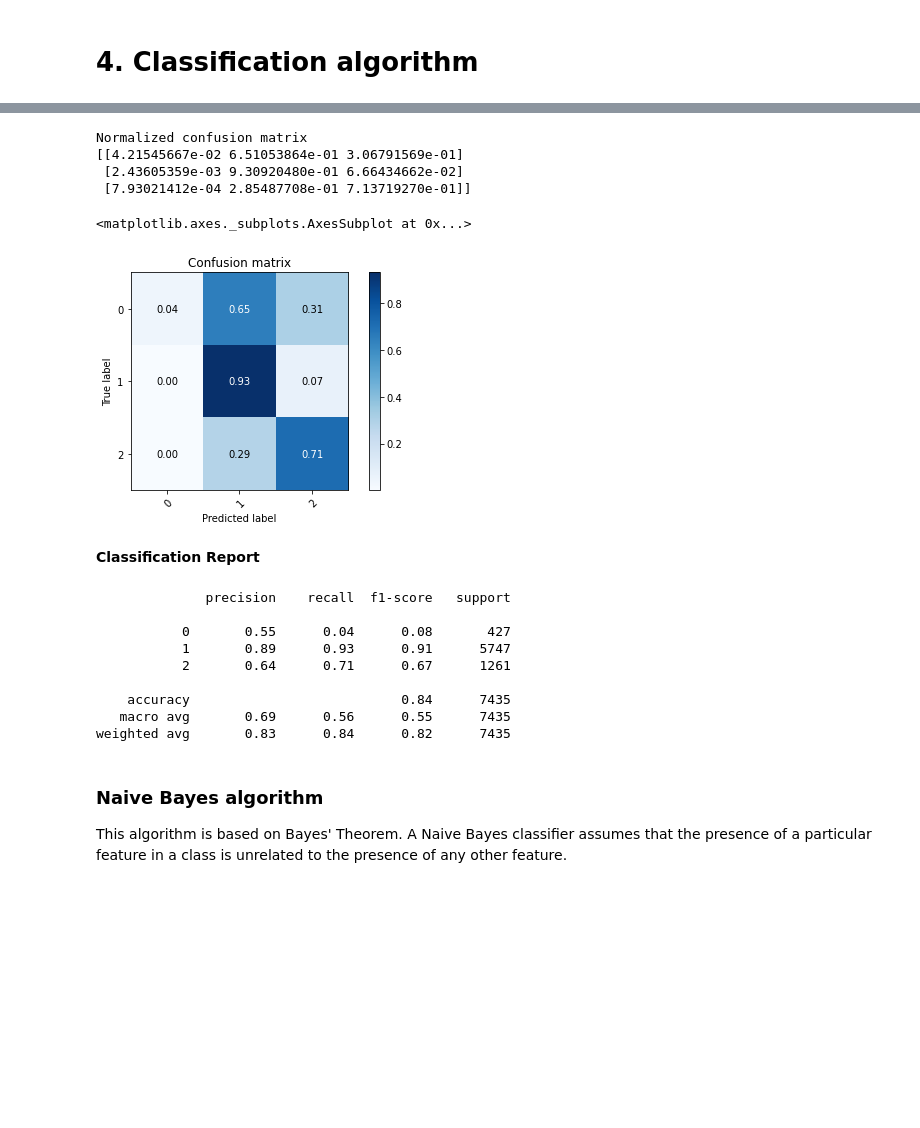
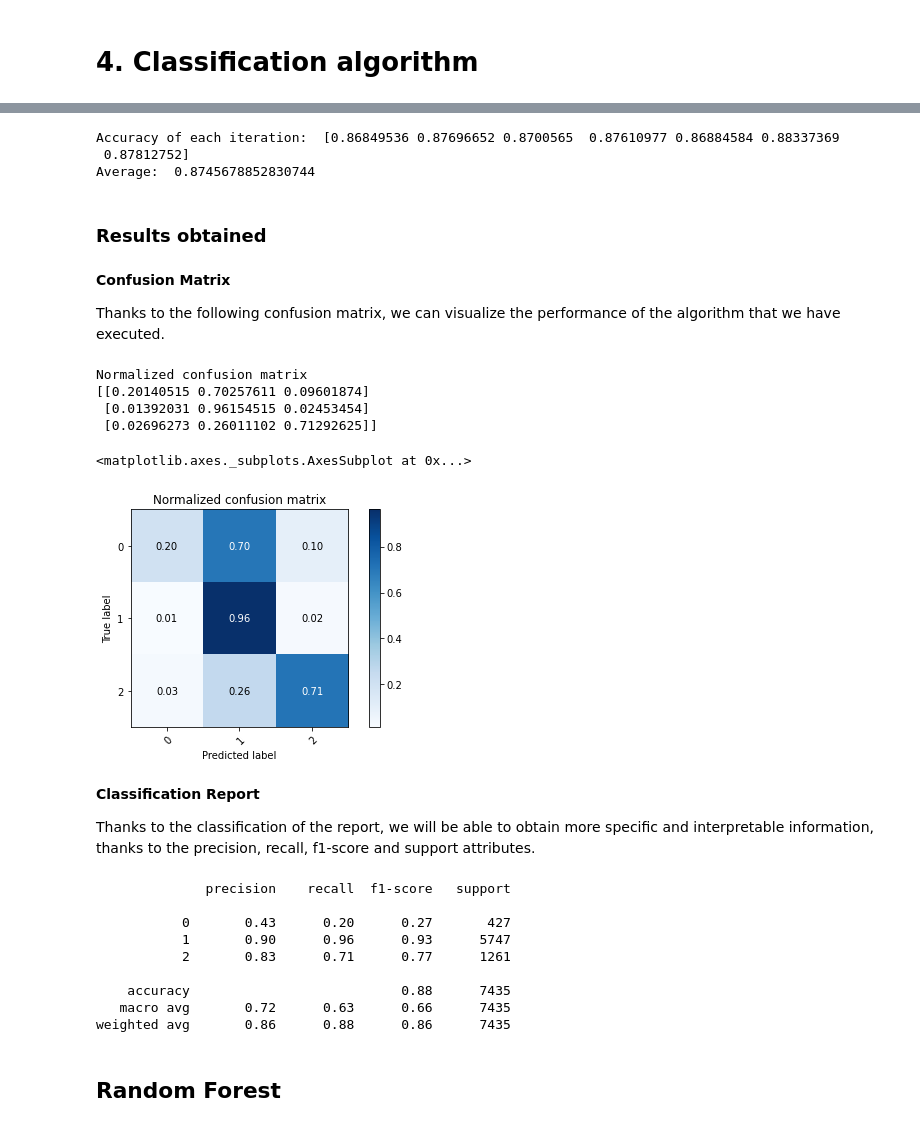
Before and after one commit to sergiobm3/ESI_MachineLearning, a Jupyter notebook: Group SSJ - TFIDF.ipynb, the cells around one changed output, grey strips where cells are left out. Saved outputs shown, nothing was run; the diff lists cells and outputs as text; code cells hidden in the pictures; blank space fills up the shorter version.

```diff
--- a/Group SSJ - TFIDF.ipynb
+++ b/Group SSJ - TFIDF.ipynb
@@ -93,7 +95,7 @@ To carry out the selection of characteristics, the selectKBest function will be
 # Create features and target variable for Classification problem
 X_clf = X
 y_clf = df['class'] # Target variable: class
-n_k = round(X_TFIDF.shape[1] * 0.3)
+n_k = round(X.shape[1] * 0.3)
 
 best = SelectKBest(score_func = mutual_info_classif, k = n_k)
 
@@ -189,0 +156,6 @@ Finally, we obtain the Confusion Matrix
+# %%
+clf = BernoulliNB() # Classifier chosen
+clf.fit(X_train.toarray(), y_train)
+y_pred = clf.predict(X = X_test)
+acc = accuracy_score(y_test, y_pred)
+print ('Accuracy of the model: ', acc)
@@ -190,28 +168,44 @@ Finally, we obtain the Confusion Matrix
+# %%
+kf = KFold(n_splits=7)
+clf = BernoulliNB()
+clf.fit(X_train.toarray(), y_train)
+scores = cross_val_score(clf, X_train, y_train, cv = kf, scoring = "accuracy")
+print("Accuracy of each iteration: ", scores)
+print("Average: ", scores.mean())
+# %% [output]
+Accuracy of each iteration:  [0.86849536 0.87696652 0.8700565  0.87610977 0.86884584 0.88337369
+ 0.87812752]
+Average:  0.8745678852830744
+# %% [markdown]
+### Results obtained
+# %% [markdown]
+**Confusion Matrix**
+
+Thanks to the following confusion matrix, we can visualize the performance of the algorithm that we have executed.
 # %%
-plot_confusion_matrix(y_test, y_pred, classes=unique_labels(y_test, y_pred), normalize=True,
-                      title='Confusion matrix')
+plot_confusion_matrix(y_test, y_pred, classes = unique_labels(y_test, y_pred), normalize = True, title = 'Normalized confusion matrix')
 # %% [output]
 Normalized confusion matrix
-[[4.21545667e-02 6.51053864e-01 3.06791569e-01]
- [2.43605359e-03 9.30920480e-01 6.66434662e-02]
- [7.93021412e-04 2.85487708e-01 7.13719270e-01]]
+[[0.20140515 0.70257611 0.09601874]
+ [0.01392031 0.96154515 0.02453454]
+ [0.02696273 0.26011102 0.71292625]]
 <matplotlib.axes._subplots.AxesSubplot at 0x...>
-[figure, old version]
+[figure, new version]
-# %% [markdown]
-**Classification Report**
+# %% [markdown]
+**Classification Report**
+
+Thanks to the classification of the report, we will be able to obtain more specific and interpretable information, thanks to the precision, recall, f1-score and support attributes.
 # %%
 print(classification_report(y_test, y_pred))
 # %% [output]
               precision    recall  f1-score   support
 
-           0       0.55      0.04      0.08       427
-           1       0.89      0.93      0.91      5747
-           2       0.64      0.71      0.67      1261
+           0       0.43      0.20      0.27       427
+           1       0.90      0.96      0.93      5747
+           2       0.83      0.71      0.77      1261
 
-    accuracy                           0.84      7435
-   macro avg       0.69      0.56      0.55      7435
-weighted avg       0.83      0.84      0.82      7435
+    accuracy                           0.88      7435
+   macro avg       0.72      0.63      0.66      7435
+weighted avg       0.86      0.88      0.86      7435
-# %% [markdown]
-### Naive Bayes algorithm
-
-This algorithm is based on Bayes' Theorem. A Naive Bayes classifier assumes that the presence of a particular feature in a class is unrelated to the presence of any other feature.
+# %% [markdown]
+## Random Forest
```
Also changed, not shown: parts of 32 cells of this notebook.
